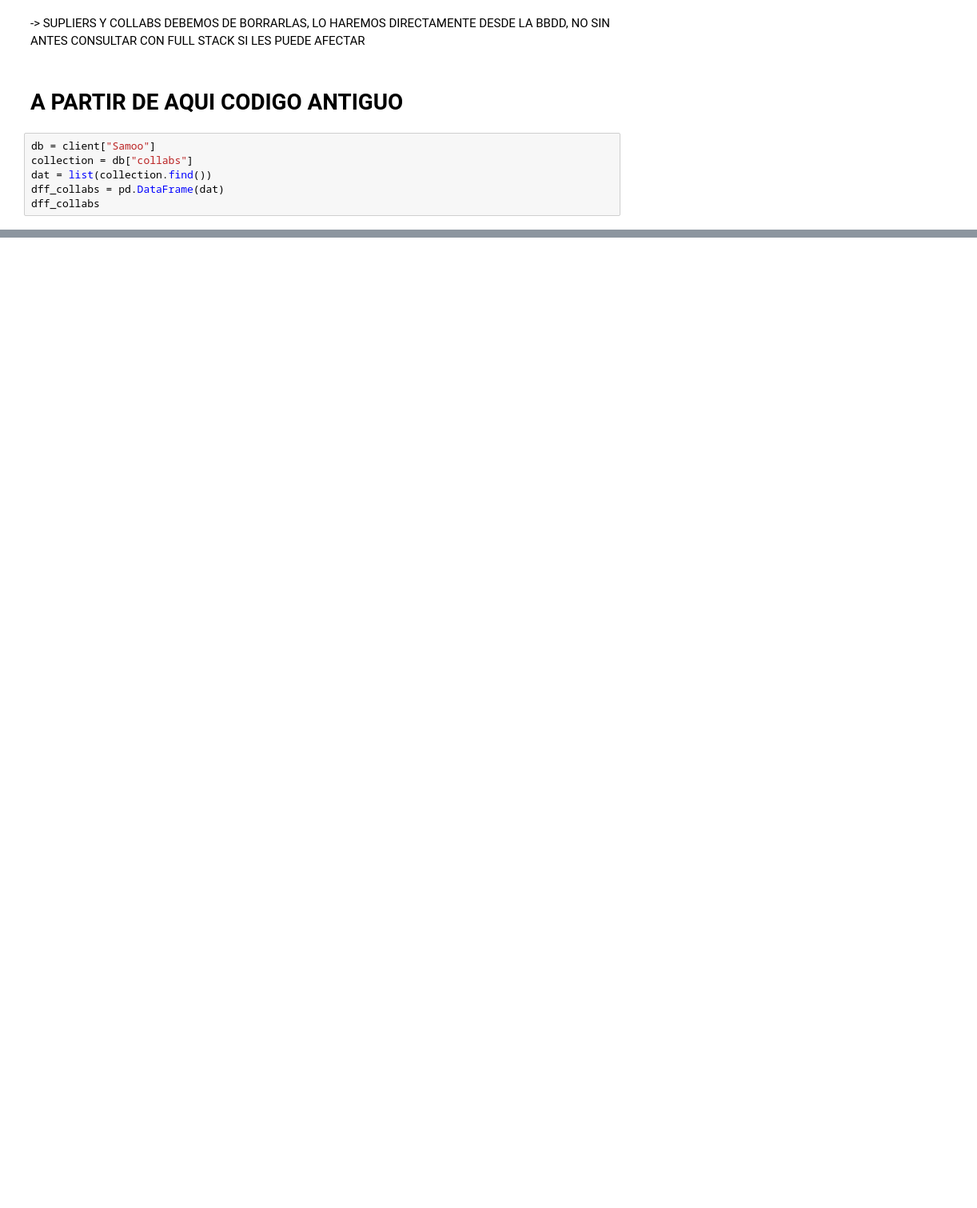
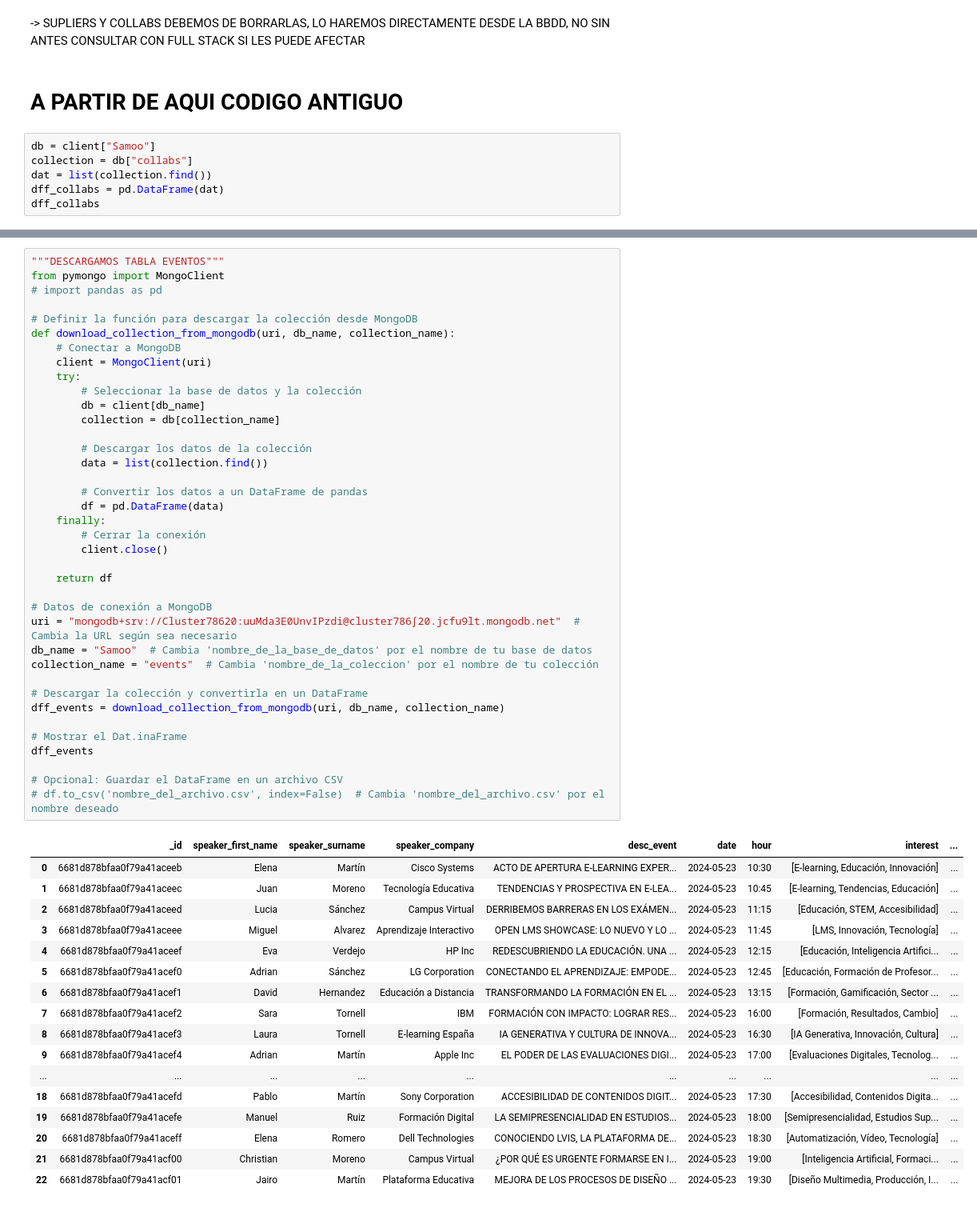
Before and after one commit to vjnoguera/Desafio_tripulaciones, a Jupyter notebook: notebooks/db_mongo_DT.ipynb, the cells around one changed output, grey strips where cells are left out. Shown: that part at 80% size. Drawn from its saved outputs; the diff is of its cells as text; blank space fills up the shorter version.

```diff
--- a/notebooks/db_mongo_DT.ipynb
+++ b/notebooks/db_mongo_DT.ipynb
@@ -692,0 +629,56 @@ memory usage: 256.0+ bytes
+# %%
+"""DESCARGAMOS TABLA EVENTOS"""
+from pymongo import MongoClient
+# import pandas as pd
+
+# Definir la función para descargar la colección desde MongoDB
+def download_collection_from_mongodb(uri, db_name, collection_name):
+    # Conectar a MongoDB
+    client = MongoClient(uri)
+    try:
+        # Seleccionar la base de datos y la colección
+        db = client[db_name]
+        collection = db[collection_name]
+
+        # Descargar los datos de la colección
+        data = list(collection.find())
+
+        # Convertir los datos a un DataFrame de pandas
+        df = pd.DataFrame(data)
+    finally:
+        # Cerrar la conexión
+        client.close()
+
+    return df
+
+# Datos de conexión a MongoDB
+uri = "mongodb+srv://Cluster78620:uuMda3E0UnvIPzdi@cluster786∫20.jcfu9lt.mongodb.net"  # Cambia la URL según sea necesario
+db_name = "Samoo"  # Cambia 'nombre_de_la_base_de_datos' por el nombre de tu base de datos
+collection_name = "events"  # Cambia 'nombre_de_la_coleccion' por el nombre de tu colección
+
+# Descargar la colección y convertirla en un DataFrame
+dff_events = download_collection_from_mongodb(uri, db_name, collection_name)
+
+# Mostrar el Dat.inaFrame
+dff_events
+
+# Opcional: Guardar el DataFrame en un archivo CSV
+# df.to_csv('nombre_del_archivo.csv', index=False)  # Cambia 'nombre_del_archivo.csv' por el nombre deseado
+# %% [output]
+|  | _id | speaker_first_name | speaker_surname | speaker_company | desc_event | date | hour | interest | ... |
+| 0 | 6681d878bfaa0f79a41aceeb | Elena | Martín | Cisco Systems | ACTO DE APERTURA E-LEARNING EXPER... | 2024-05-23 | 10:30 | [E-learning, Educación, Innovación] | ... |
+| 1 | 6681d878bfaa0f79a41aceec | Juan | Moreno | Tecnología Educativa | TENDENCIAS Y PROSPECTIVA EN E-LEA... | 2024-05-23 | 10:45 | [E-learning, Tendencias, Educación] | ... |
+| 2 | 6681d878bfaa0f79a41aceed | Lucia | Sánchez | Campus Virtual | DERRIBEMOS BARRERAS EN LOS EXÁMEN... | 2024-05-23 | 11:15 | [Educación, STEM, Accesibilidad] | ... |
+| 3 | 6681d878bfaa0f79a41aceee | Miguel | Alvarez | Aprendizaje Interactivo | OPEN LMS SHOWCASE: LO NUEVO Y LO ... | 2024-05-23 | 11:45 | [LMS, Innovación, Tecnología] | ... |
+| 4 | 6681d878bfaa0f79a41aceef | Eva | Verdejo | HP Inc | REDESCUBRIENDO LA EDUCACIÓN. UNA ... | 2024-05-23 | 12:15 | [Educación, Inteligencia Artifici... | ... |
+| 5 | 6681d878bfaa0f79a41acef0 | Adrian | Sánchez | LG Corporation | CONECTANDO EL APRENDIZAJE: EMPODE... | 2024-05-23 | 12:45 | [Educación, Formación de Profesor... | ... |
+| 6 | 6681d878bfaa0f79a41acef1 | David | Hernandez | Educación a Distancia | TRANSFORMANDO LA FORMACIÓN EN EL ... | 2024-05-23 | 13:15 | [Formación, Gamificación, Sector ... | ... |
+| 7 | 6681d878bfaa0f79a41acef2 | Sara | Tornell | IBM | FORMACIÓN CON IMPACTO: LOGRAR RES... | 2024-05-23 | 16:00 | [Formación, Resultados, Cambio] | ... |
+| 8 | 6681d878bfaa0f79a41acef3 | Laura | Tornell | E-learning España | IA GENERATIVA Y CULTURA DE INNOVA... | 2024-05-23 | 16:30 | [IA Generativa, Innovación, Cultura] | ... |
+| 9 | 6681d878bfaa0f79a41acef4 | Adrian | Martín | Apple Inc | EL PODER DE LAS EVALUACIONES DIGI... | 2024-05-23 | 17:00 | [Evaluaciones Digitales, Tecnolog... | ... |
+| ... | ... | ... | ... | ... | ... | ... | ... | ... | ... |
+| 18 | 6681d878bfaa0f79a41acefd | Pablo | Martín | Sony Corporation | ACCESIBILIDAD DE CONTENIDOS DIGIT... | 2024-05-23 | 17:30 | [Accesibilidad, Contenidos Digita... | ... |
+| 19 | 6681d878bfaa0f79a41acefe | Manuel | Ruiz | Formación Digital | LA SEMIPRESENCIALIDAD EN ESTUDIOS... | 2024-05-23 | 18:00 | [Semipresencialidad, Estudios Sup... | ... |
+| 20 | 6681d878bfaa0f79a41aceff | Elena | Romero | Dell Technologies | CONOCIENDO LVIS, LA PLATAFORMA DE... | 2024-05-23 | 18:30 | [Automatización, Vídeo, Tecnología] | ... |
+| 21 | 6681d878bfaa0f79a41acf00 | Christian | Moreno | Campus Virtual | ¿POR QUÉ ES URGENTE FORMARSE EN I... | 2024-05-23 | 19:00 | [Inteligencia Artificial, Formaci... | ... |
+| 22 | 6681d878bfaa0f79a41acf01 | Jairo | Martín | Plataforma Educativa | MEJORA DE LOS PROCESOS DE DISEÑO ... | 2024-05-23 | 19:30 | [Diseño Multimedia, Producción, I... | ... |
```
Also changed, not shown: parts of 72 cells of this notebook, 17 other files.
